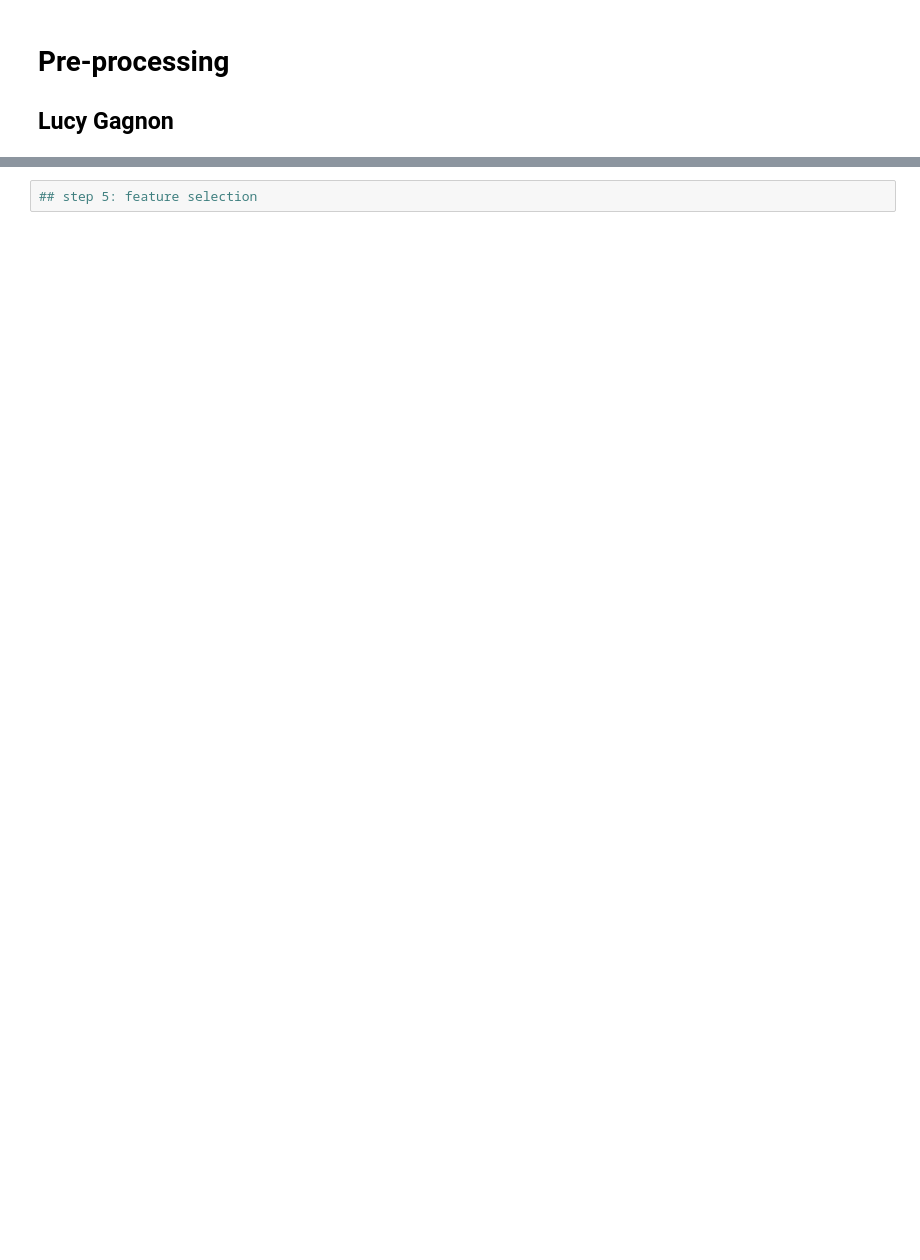
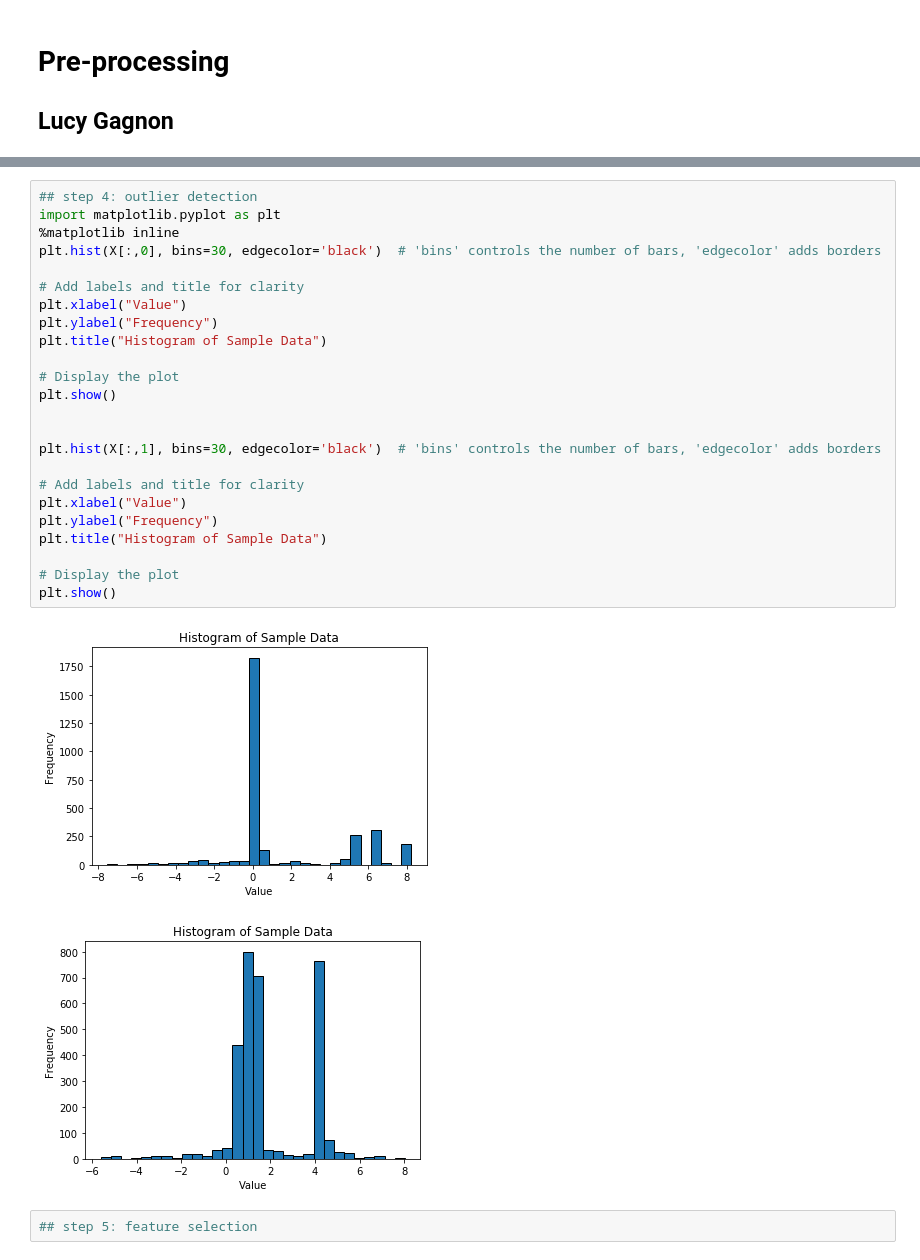
Before and after one commit to inmang13/ESDA_FinalProj_GalvestonBay, a Jupyter notebook: preprocess.ipynb, the cells around one changed output, grey strips where cells are left out. Cells and saved outputs as stored; diff of their text form; blank space fills up the shorter version.

```diff
--- a/preprocess.ipynb
+++ b/preprocess.ipynb
@@ -59,2 +219,29 @@ The ERA5 dataset includes lat, lon, time coordinates for the following variables
+# %%
+## step 4: outlier detection
+import matplotlib.pyplot as plt
+%matplotlib inline
+plt.hist(X[:,0], bins=30, edgecolor='black')  # 'bins' controls the number of bars, 'edgecolor' adds borders
+
+# Add labels and title for clarity
+plt.xlabel("Value")
+plt.ylabel("Frequency")
+plt.title("Histogram of Sample Data")
+
+# Display the plot
+plt.show()
+
+
+plt.hist(X[:,1], bins=30, edgecolor='black')  # 'bins' controls the number of bars, 'edgecolor' adds borders
+
+# Add labels and title for clarity
+plt.xlabel("Value")
+plt.ylabel("Frequency")
+plt.title("Histogram of Sample Data")
+
+# Display the plot
+plt.show()
+# %% [output]
+[figure, added]
+[figure, added]
 # %%
 ## step 5: feature selection
```
Also changed, not shown: parts of 16 cells of this notebook.
